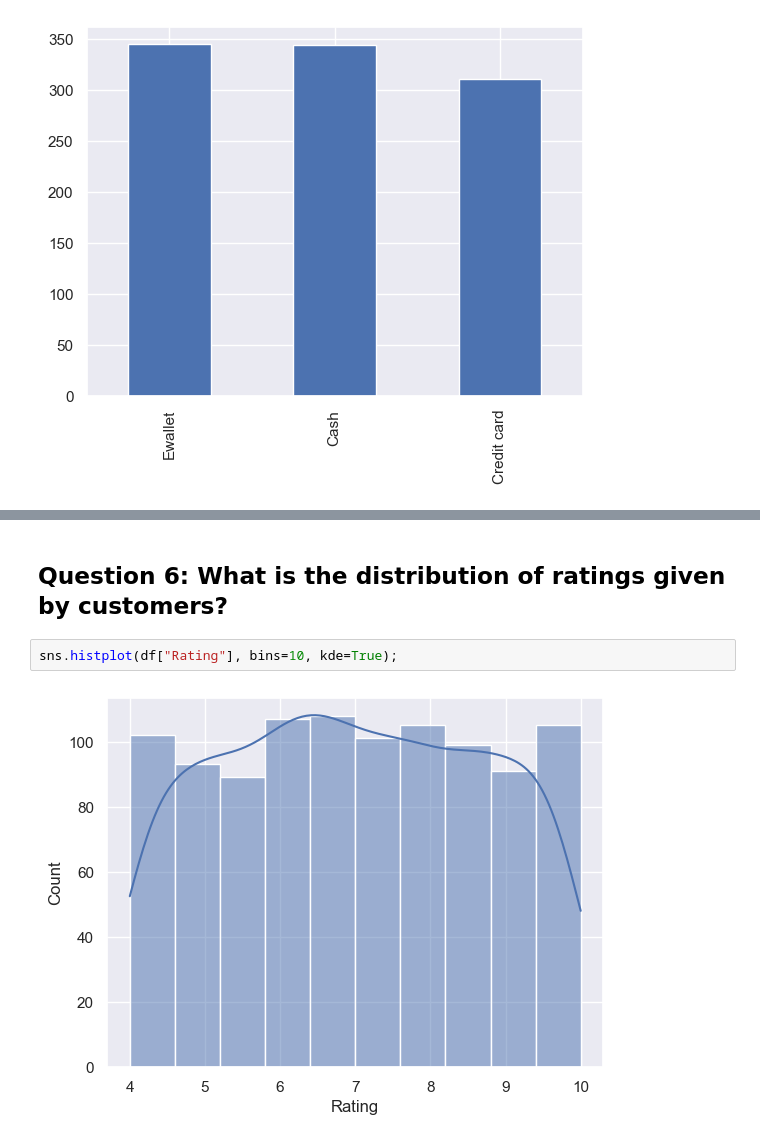
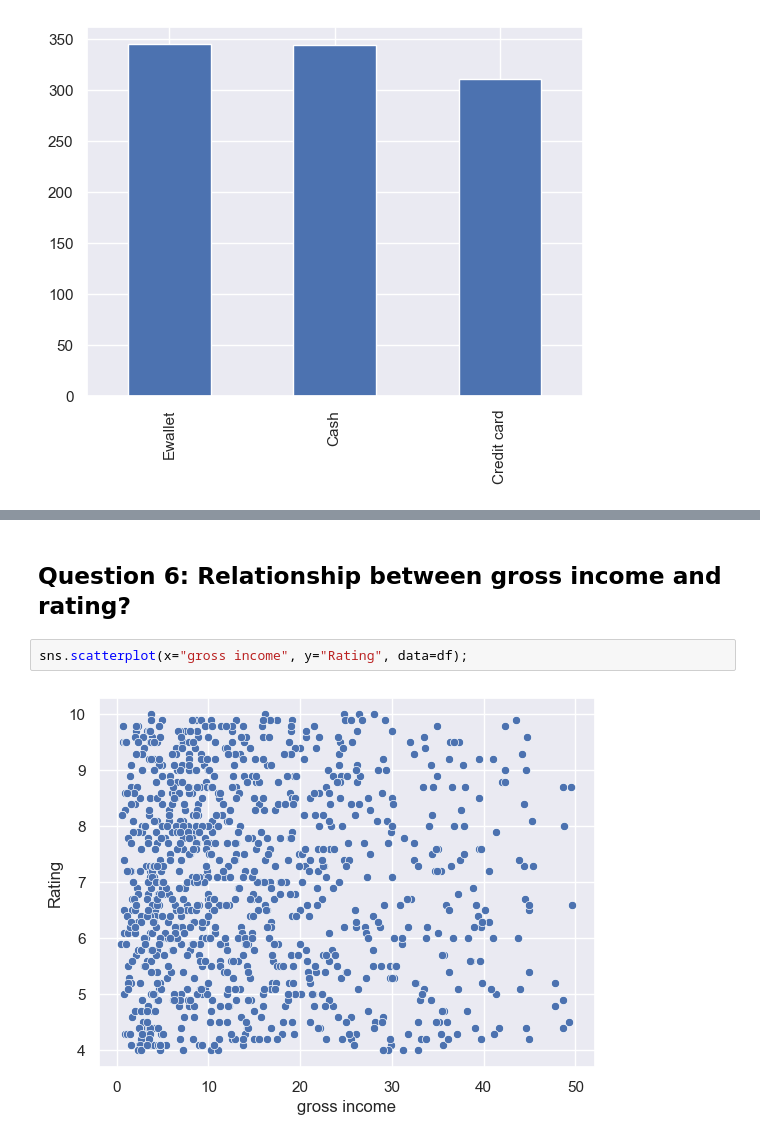
Before and after one commit to Ebube45/Supermarket_analysis, a Jupyter notebook: Supermarket_Analysis.ipynb, the cells around one changed output, grey strips where cells are left out. Saved outputs shown, nothing was run; the diff lists cells and outputs as text.

```diff
--- a/Supermarket_Analysis.ipynb
+++ b/Supermarket_Analysis.ipynb
@@ -282,6 +277,6 @@ Name: Total, dtype: float64
 # %% [markdown]
-## Question 6: What is the distribution of ratings given by customers?
+## Question 6: Relationship between gross income and rating?
 # %%
-sns.histplot(df["Rating"], bins=10, kde=True);
+sns.scatterplot(x="gross income", y="Rating", data=df);
 # %% [output]
-[figure, old version]
+[figure, new version]
```
Also changed, not shown: parts of 8 cells of this notebook, 9 other files.
